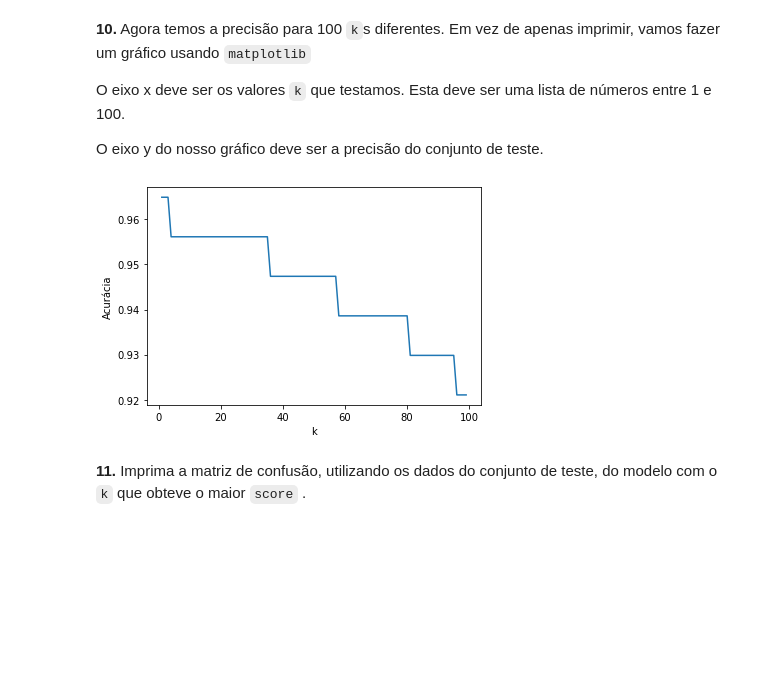
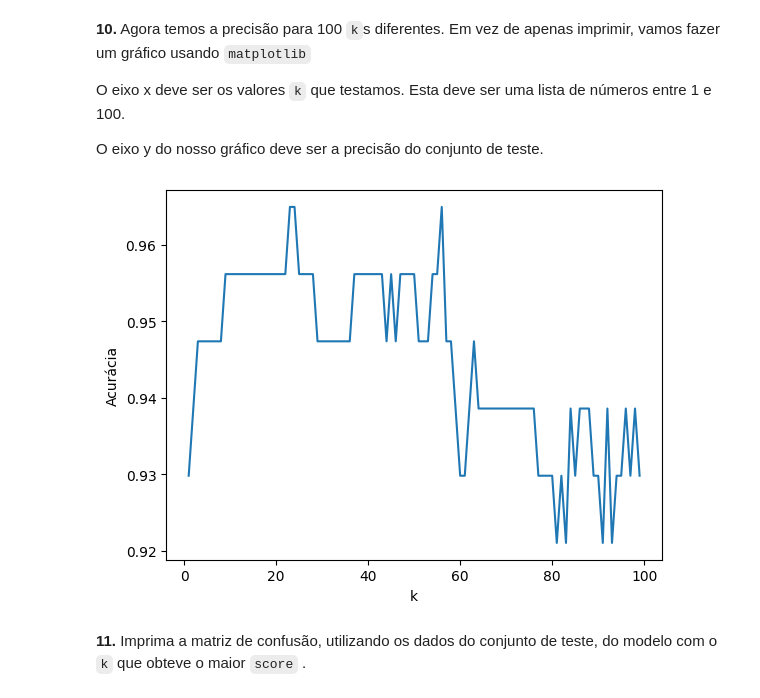
Before and after one commit to FelipeGXavier/ml, a Jupyter notebook: knn/Exercício KNN.ipynb, the cells around one changed output. Cells and saved outputs as stored; diff of their text form; code cells hidden in the pictures; blank space fills up the shorter version.

Commit message:
fix plot in knn analysis to use unsorted data

```diff
--- a/knn/Exercício KNN.ipynb
+++ b/knn/Exercício KNN.ipynb
@@ -91,6 +91,8 @@ knn.score(x_test, y_test)
 **9.** O classificador se sai muito bem quando `k = 3`. Mas talvez haja um `k` melhor. Teste o classificador knn com valores de `k` de `1` até `100`.
 Qual `k` apresenta o melhor resultado?
 # %%
+import copy
+
 data = []
 
 for k in range(1,100):
@@ -98,6 +100,7 @@ for k in range(1,100):
     knn.fit(x_train, y_train)
     data.append({'k': k, 'score': knn.score(x_test, y_test)})
 
+unsorted_data = copy.deepcopy(data)
 data.sort(key=lambda x: x['score'], reverse=True)
 data
 # %% [output]
@@ -129,15 +132,14 @@ O eixo y do nosso gráfico deve ser a precisão do conjunto de teste.
 # %%
 import numpy as np
 import matplotlib.pyplot as plt
 
-predict = list(map(lambda k: k['score'], data))
-
+predict = list(map(lambda k: k['score'], unsorted_data))
 plt.plot(np.arange(1, 100), predict)
 plt.xlabel('k')
 plt.ylabel('Acurácia')
 plt.show();
 # %% [output]
-[figure, old version]
+[figure, new version]
 # %% [markdown]
 **11.** Imprima a matriz de confusão, utilizando os dados do conjunto de teste, do modelo com o `k` que obteve o maior `score` .
 # %%
```
Also changed, not shown: parts of 1 cell of this notebook.
